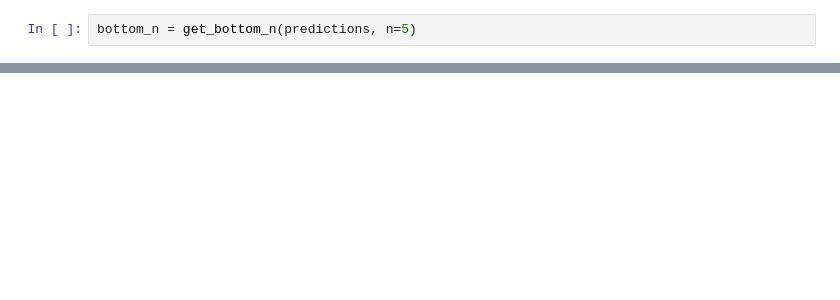
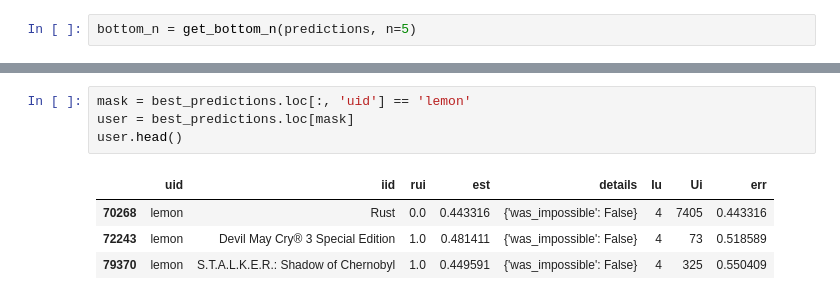
Before and after one commit to gonzalogperez/sistemas-recomendacion-steam, a Jupyter notebook: GonzaloGPerezProyecto_3.ipynb, the cells around one changed output, grey strips where cells are left out. Cells and saved outputs as stored; diff of their text form; blank space fills up the shorter version.

```diff
--- a/GonzaloGPerezProyecto_3.ipynb
+++ b/GonzaloGPerezProyecto_3.ipynb
@@ -2299,0 +2288,9 @@ KeyError: "['title'] not in index"
+# %%
+mask = best_predictions.loc[:, 'uid'] == 'lemon'
+user = best_predictions.loc[mask]
+user.head()
+# %% [output]
+|  | uid | iid | rui | est | details | Iu | Ui | err |
+| 70268 | lemon | Rust | 0.0 | 0.443316 | {'was_impossible': False} | 4 | 7405 | 0.443316 |
+| 72243 | lemon | Devil May Cry® 3 Special Edition | 1.0 | 0.481411 | {'was_impossible': False} | 4 | 73 | 0.518589 |
+| 79370 | lemon | S.T.A.L.K.E.R.: Shadow of Chernobyl | 1.0 | 0.449591 | {'was_impossible': False} | 4 | 325 | 0.550409 |
```
Also changed, not shown: parts of 104 cells of this notebook.
